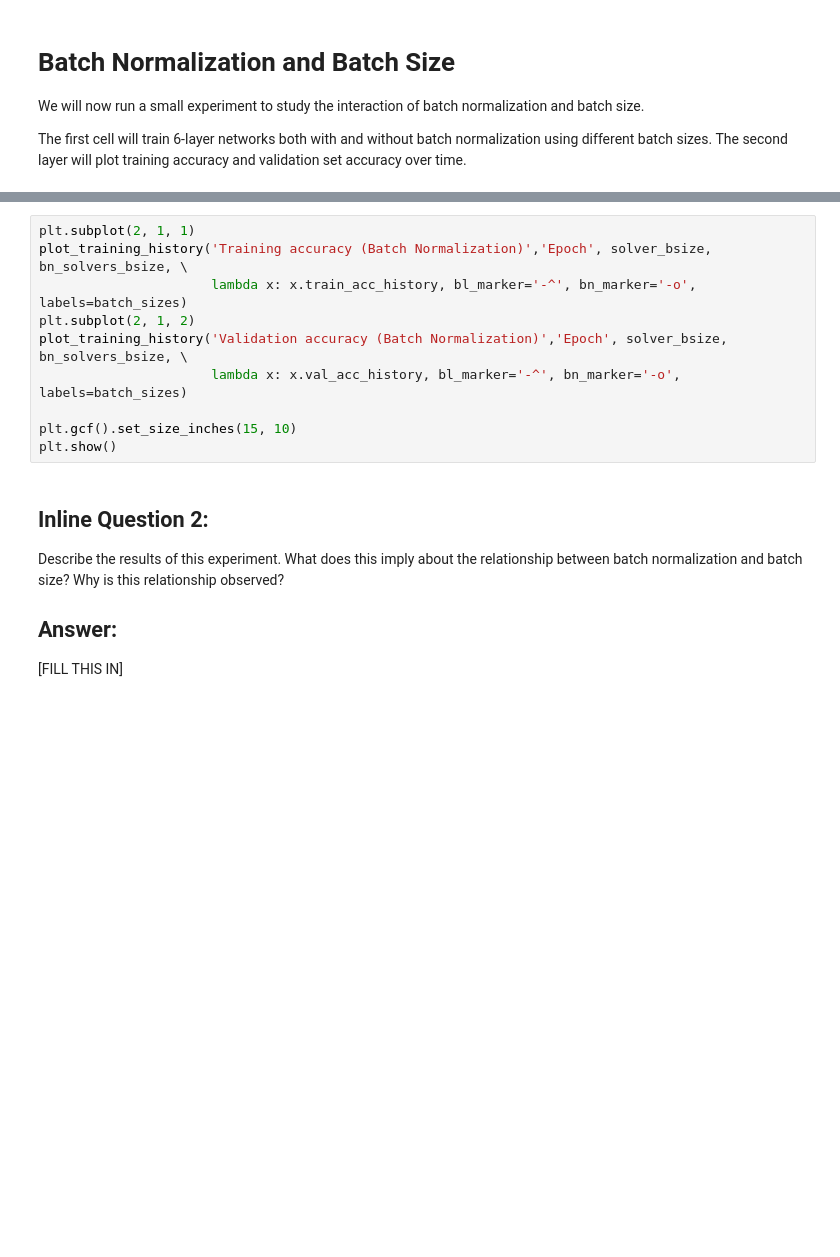
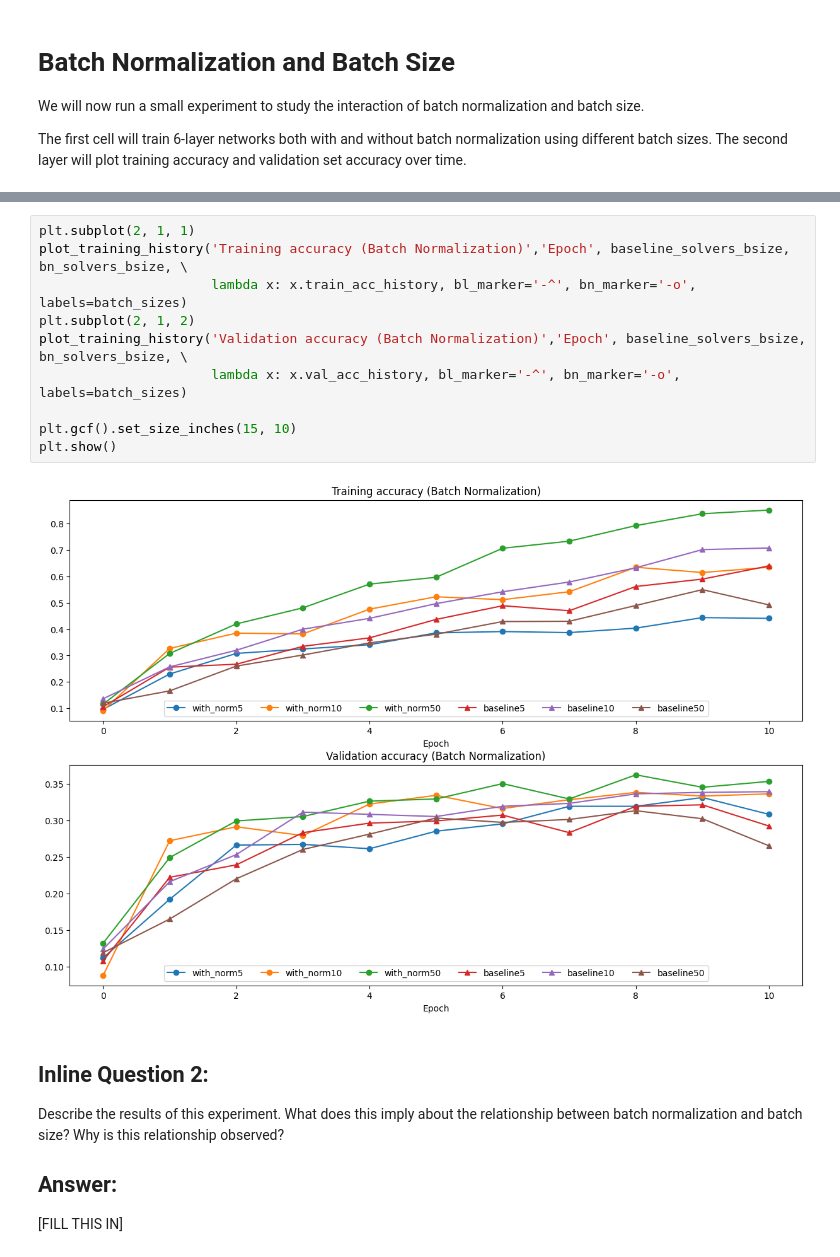
Before and after one commit to Kiameow/cs231n, a Jupyter notebook: assignment2/BatchNormalization.ipynb, the cells around one changed output, grey strips where cells are left out. Saved outputs shown, nothing was run; the diff lists cells and outputs as text; blank space fills up the shorter version.

```diff
--- a/assignment2/BatchNormalization.ipynb
+++ b/assignment2/BatchNormalization.ipynb
@@ -503,13 +603,15 @@ bn_solvers_bsize, solver_bsize, batch_sizes = run_batchsize_experiments('batchno
 # %%
 plt.subplot(2, 1, 1)
-plot_training_history('Training accuracy (Batch Normalization)','Epoch', solver_bsize, bn_solvers_bsize, \
+plot_training_history('Training accuracy (Batch Normalization)','Epoch', baseline_solvers_bsize, bn_solvers_bsize, \
                       lambda x: x.train_acc_history, bl_marker='-^', bn_marker='-o', labels=batch_sizes)
 plt.subplot(2, 1, 2)
-plot_training_history('Validation accuracy (Batch Normalization)','Epoch', solver_bsize, bn_solvers_bsize, \
+plot_training_history('Validation accuracy (Batch Normalization)','Epoch', baseline_solvers_bsize, bn_solvers_bsize, \
                       lambda x: x.val_acc_history, bl_marker='-^', bn_marker='-o', labels=batch_sizes)
 
 plt.gcf().set_size_inches(15, 10)
 plt.show()
+# %% [output]
+[figure, added]
 # %% [markdown]
 ## Inline Question 2:
 Describe the results of this experiment. What does this imply about the relationship between batch normalization and batch size? Why is this relationship observed?
```
Also changed, not shown: parts of 16 cells of this notebook, 4 other files.
